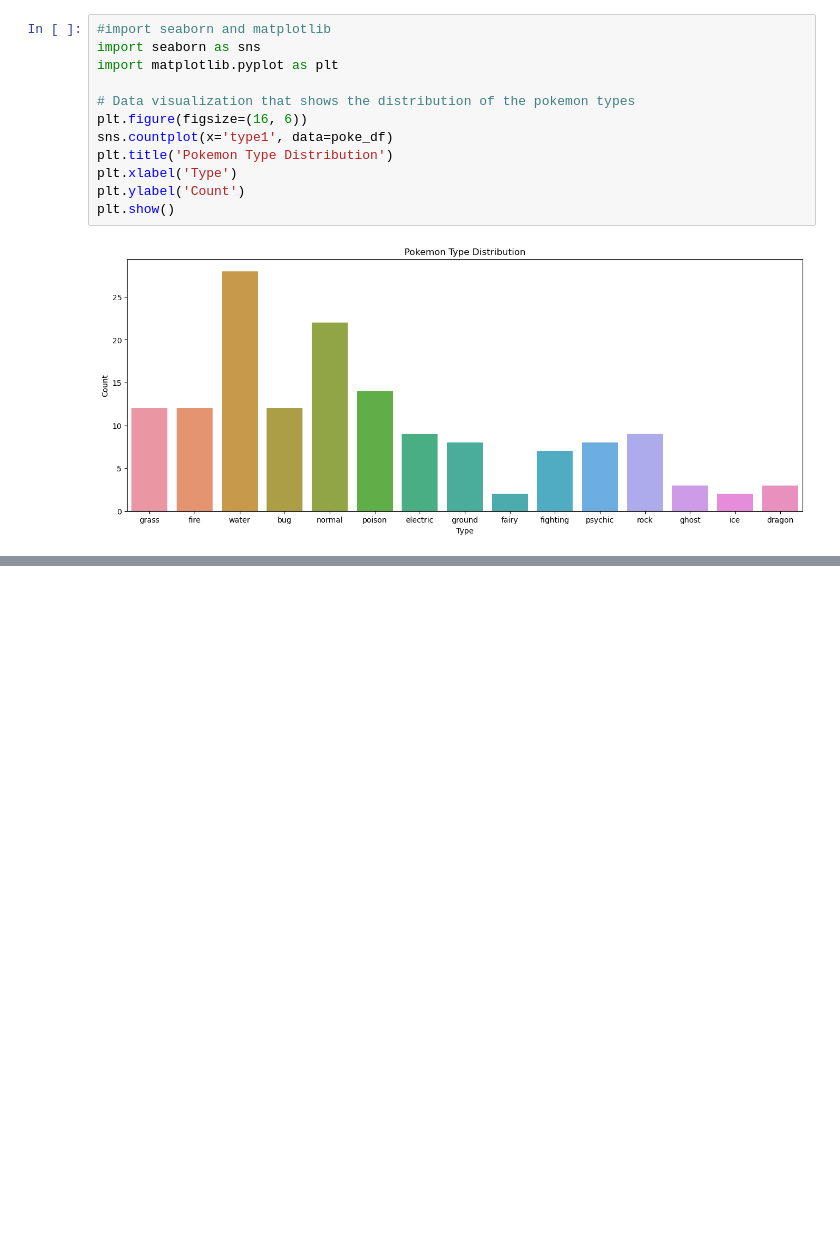
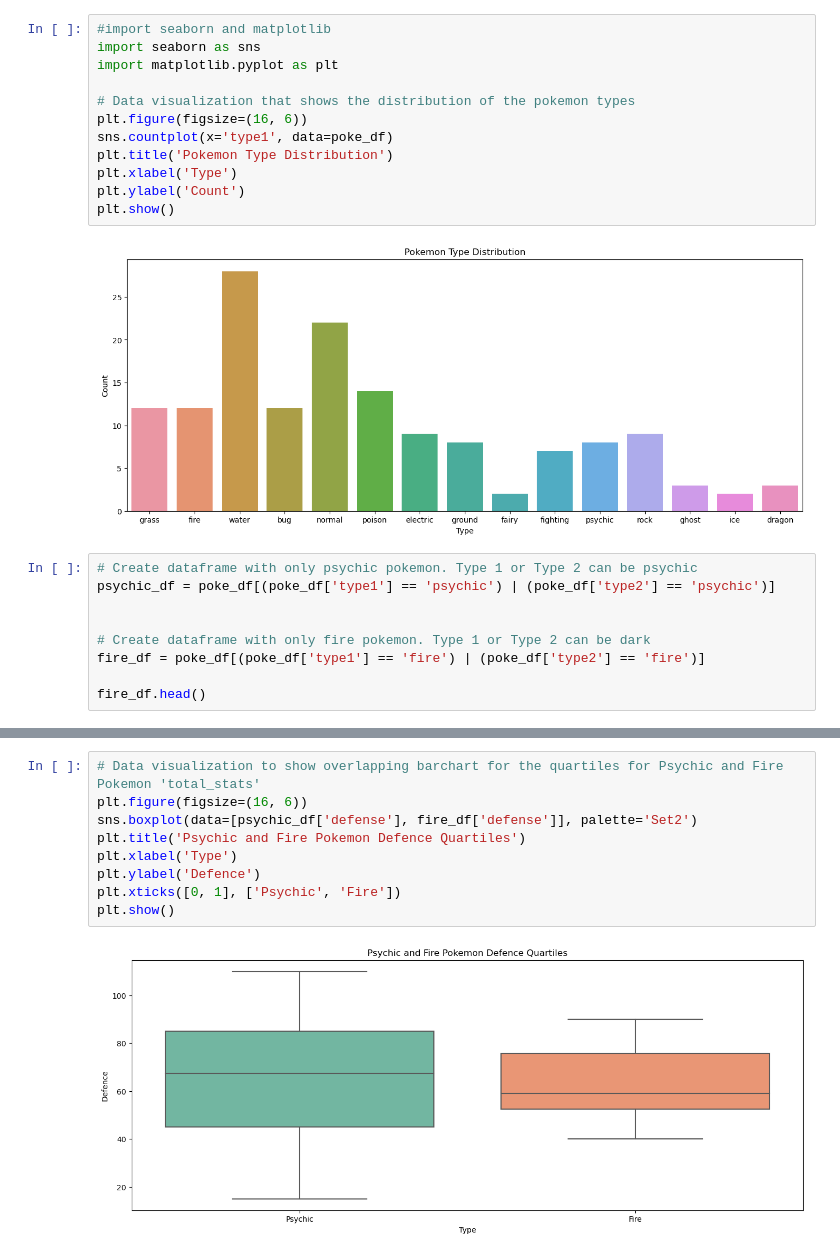
Before and after one commit to MaterDev/Python_Jupyter_Experiments, a Jupyter notebook: projects/01_poke_data/main.ipynb, the cells around one changed output, grey strips where cells are left out. Cells and saved outputs as stored; diff of their text form; blank space fills up the shorter version.

Commit message:
added visualization to compare stats between fire and water pokemon

```diff
--- a/projects/01_poke_data/main.ipynb
+++ b/projects/01_poke_data/main.ipynb
@@ -112,3 +112,12 @@ plt.ylabel('Count')
 plt.show()
 # %% [output]
 [figure]
+# %%
+# Create dataframe with only psychic pokemon. Type 1 or Type 2 can be psychic
+psychic_df = poke_df[(poke_df['type1'] == 'psychic') | (poke_df['type2'] == 'psychic')]
+
+
+# Create dataframe with only fire pokemon. Type 1 or Type 2 can be dark
+fire_df = poke_df[(poke_df['type1'] == 'fire') | (poke_df['type2'] == 'fire')]
+
+fire_df.head()
@@ -114,0 +131,11 @@ plt.show()
+# %%
+# Data visualization to show overlapping barchart for the quartiles for Psychic and Fire Pokemon 'total_stats'
+plt.figure(figsize=(16, 6))
+sns.boxplot(data=[psychic_df['defense'], fire_df['defense']], palette='Set2')
+plt.title('Psychic and Fire Pokemon Defence Quartiles')
+plt.xlabel('Type')
+plt.ylabel('Defence')
+plt.xticks([0, 1], ['Psychic', 'Fire'])
+plt.show()
+# %% [output]
+[figure, added]
```
Also changed, not shown: parts of 1 cell of this notebook.
